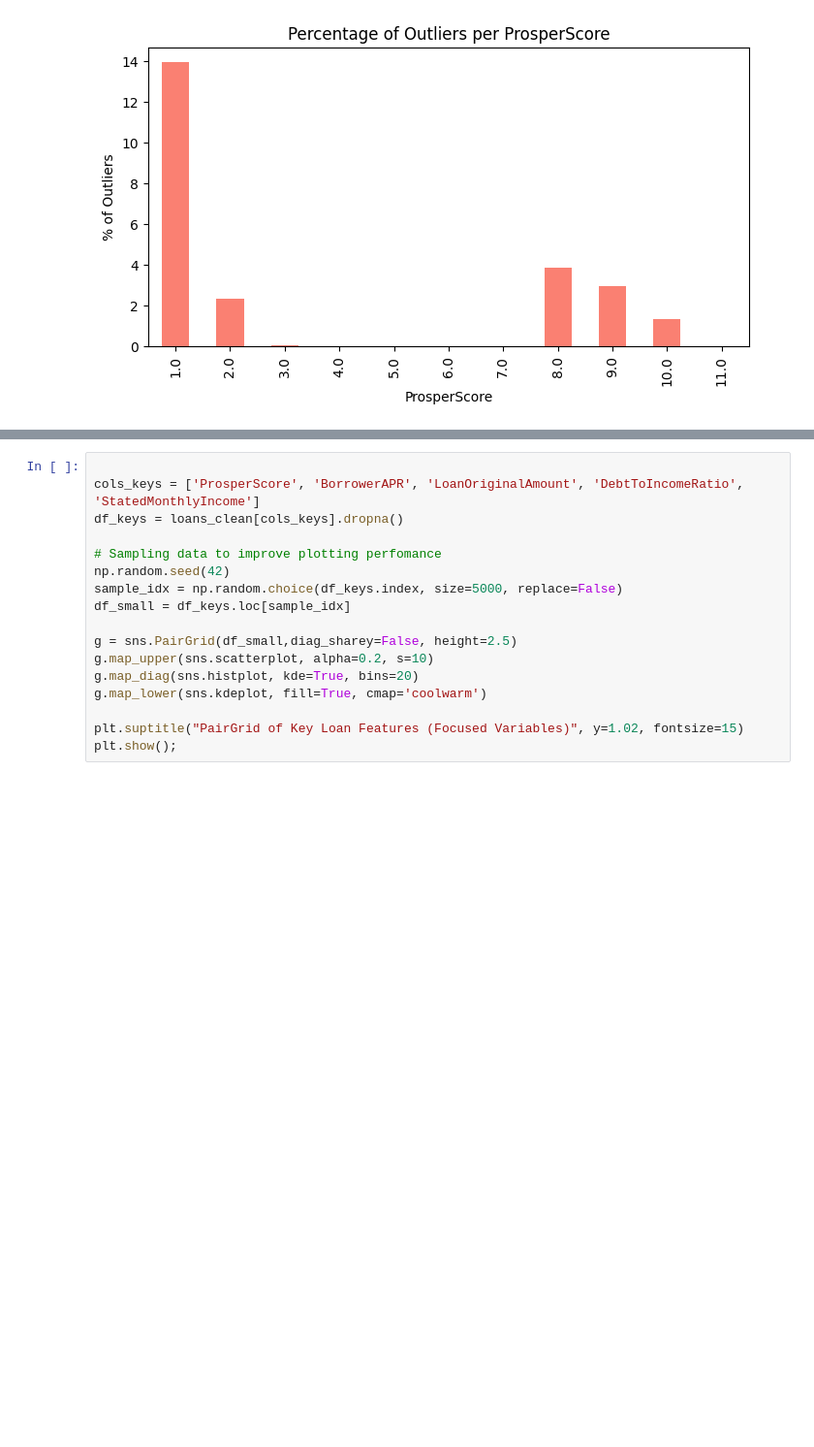
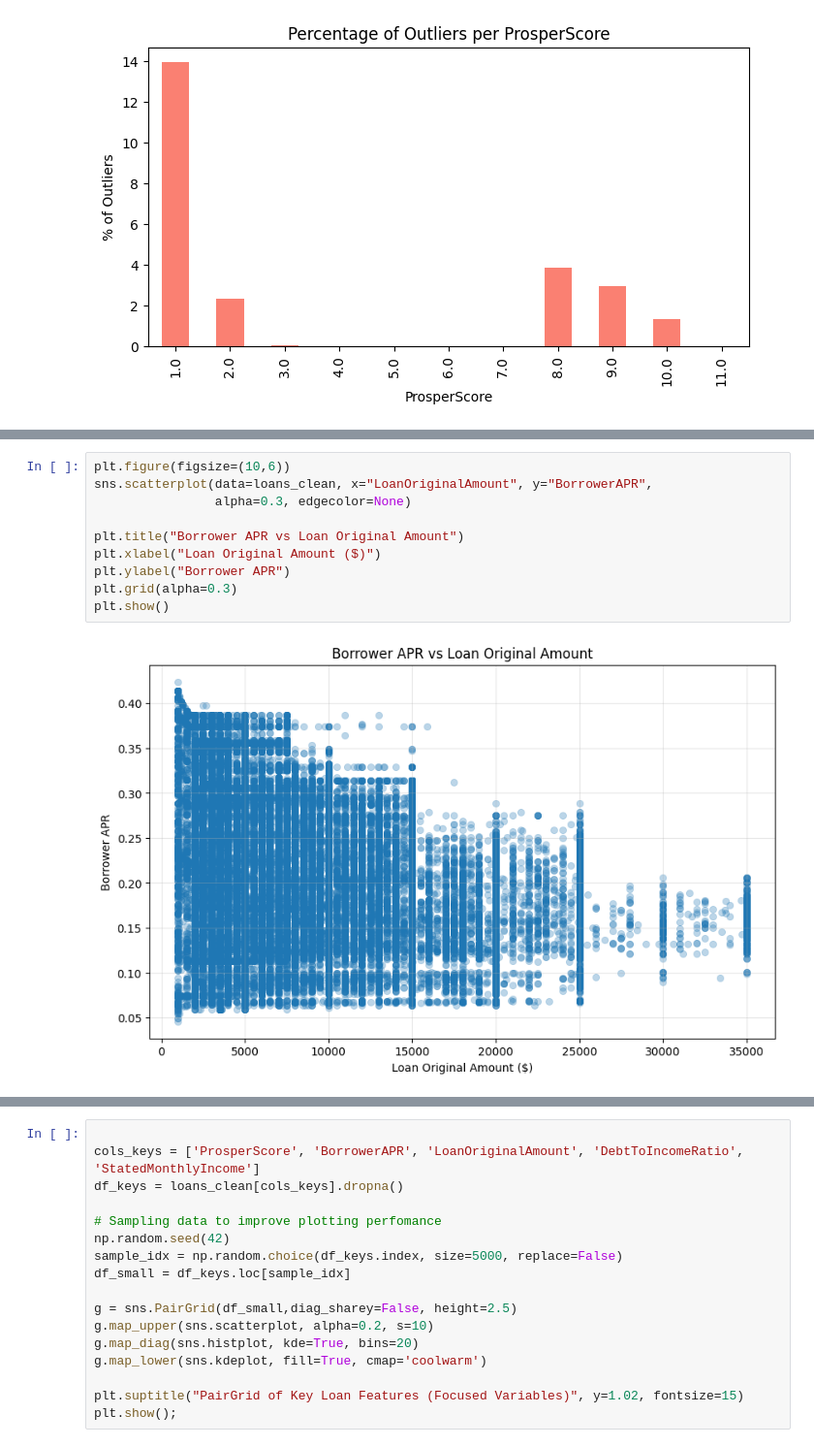
Before and after one commit to scarpl/Proper-Loan-Data-Analysis, a Jupyter notebook: Part_I_exploration.ipynb, the cells around one changed output, grey strips where cells are left out. Shown at 97% size. Saved outputs shown, nothing was run; the diff lists cells and outputs as text; blank space fills up the shorter version.

```diff
--- a/Part_I_exploration.ipynb
+++ b/Part_I_exploration.ipynb
@@ -617,0 +616,12 @@ To further investigate relationships between features beyond my main variables o
+# %%
+plt.figure(figsize=(10,6))
+sns.scatterplot(data=loans_clean, x="LoanOriginalAmount", y="BorrowerAPR",
+                alpha=0.3, edgecolor=None)
+
+plt.title("Borrower APR vs Loan Original Amount")
+plt.xlabel("Loan Original Amount ($)")
+plt.ylabel("Borrower APR")
+plt.grid(alpha=0.3)
+plt.show()
+# %% [output]
+[figure, added]
```
Also changed, not shown: parts of 7 cells of this notebook, 2 other files.
